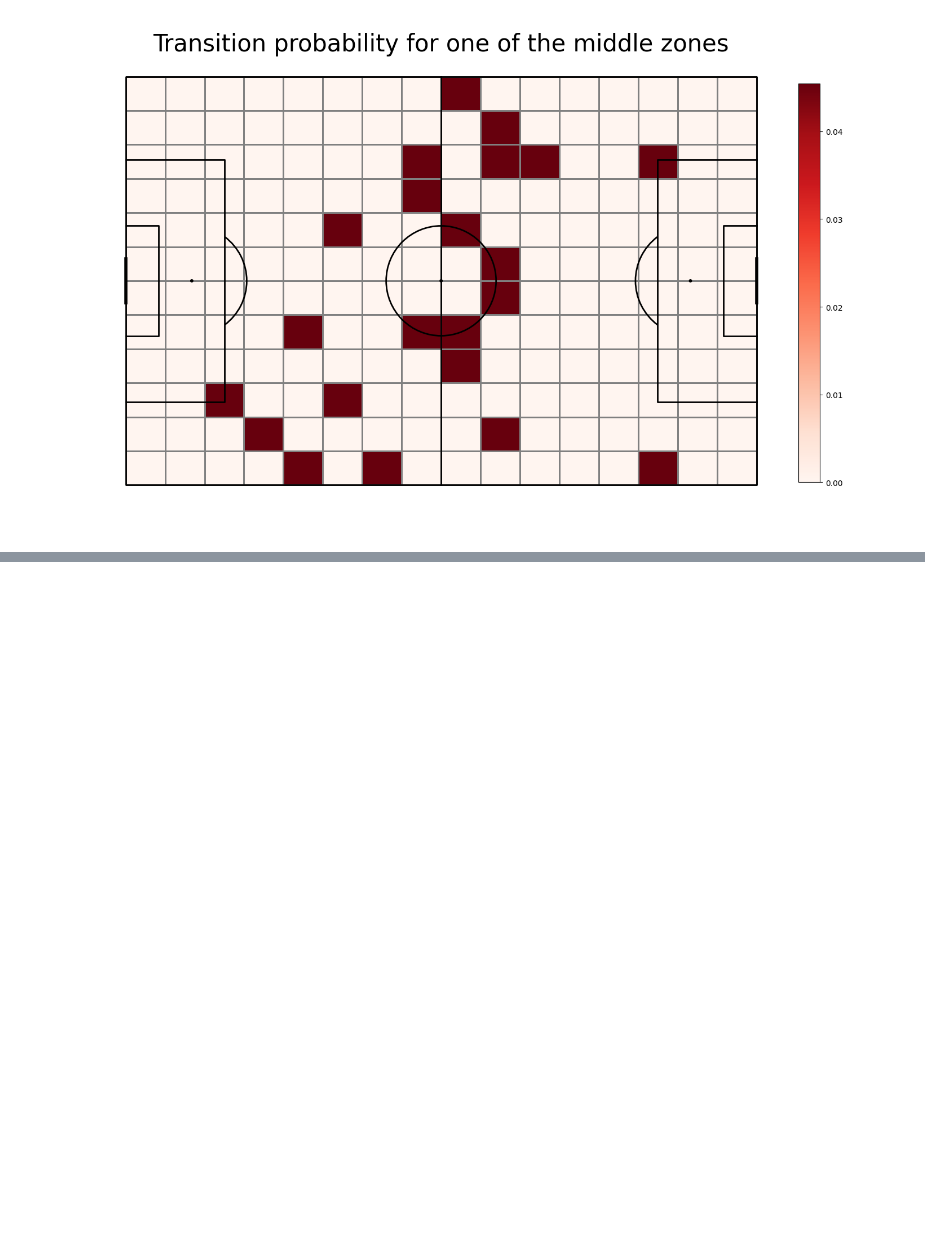
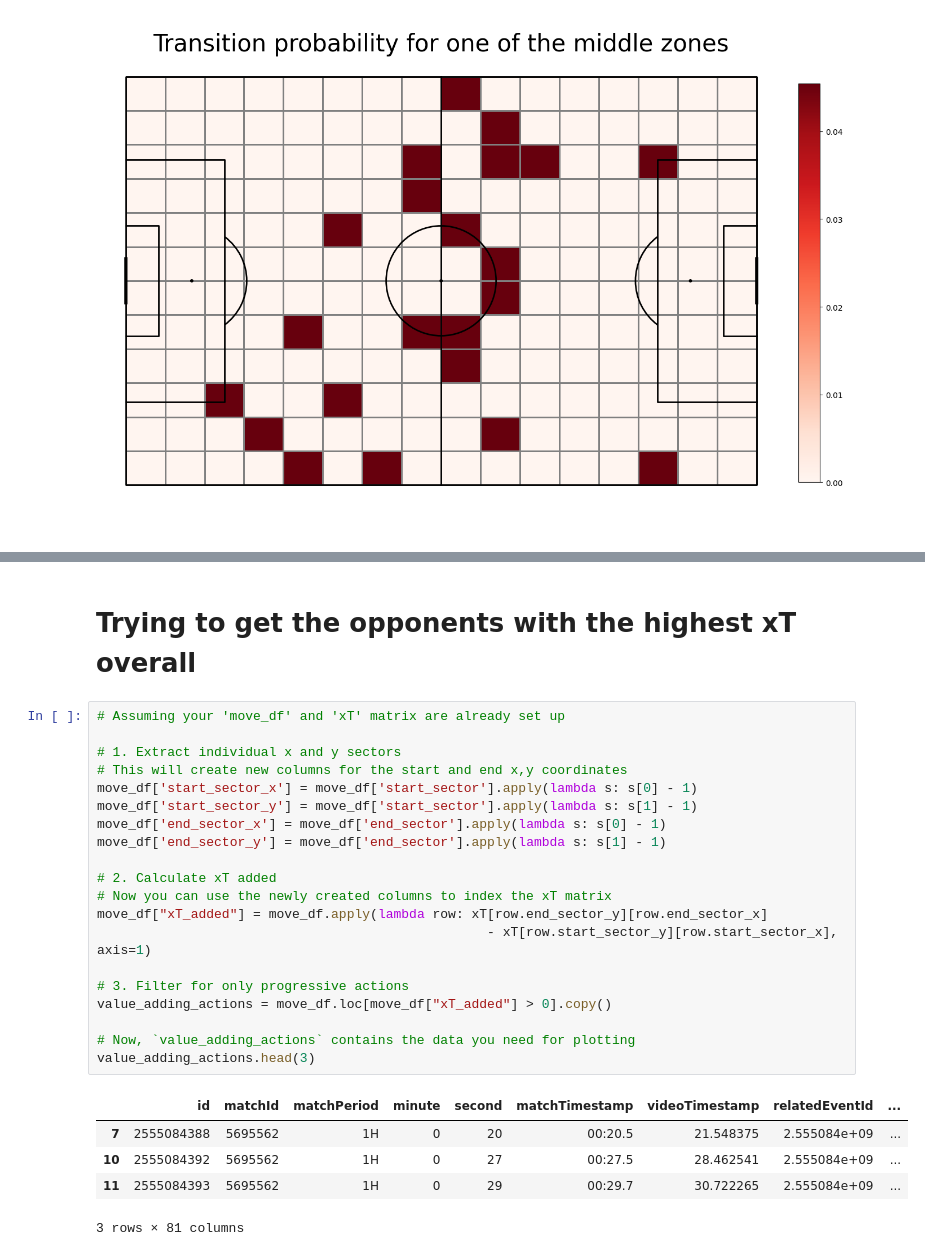
Before and after one commit to zainea-bogdan/FRF-Data-Project-ZGB, a Jupyter notebook: sandbox/mvp_step_by_step.ipynb, the cells around one changed output, grey strips where cells are left out. Cells and saved outputs as stored; diff of their text form; blank space fills up the shorter version.

```diff
--- a/sandbox/mvp_step_by_step.ipynb
+++ b/sandbox/mvp_step_by_step.ipynb
@@ -273,0 +306,28 @@ for i in range(5):
+# %% [markdown]
+# Trying to get the opponents with the highest xT overall
+# %%
+# Assuming your 'move_df' and 'xT' matrix are already set up
+
+# 1. Extract individual x and y sectors
+# This will create new columns for the start and end x,y coordinates
+move_df['start_sector_x'] = move_df['start_sector'].apply(lambda s: s[0] - 1)
+move_df['start_sector_y'] = move_df['start_sector'].apply(lambda s: s[1] - 1)
+move_df['end_sector_x'] = move_df['end_sector'].apply(lambda s: s[0] - 1)
+move_df['end_sector_y'] = move_df['end_sector'].apply(lambda s: s[1] - 1)
+
+# 2. Calculate xT added
+# Now you can use the newly created columns to index the xT matrix
+move_df["xT_added"] = move_df.apply(lambda row: xT[row.end_sector_y][row.end_sector_x]
+                                                  - xT[row.start_sector_y][row.start_sector_x], axis=1)
+
+# 3. Filter for only progressive actions
+value_adding_actions = move_df.loc[move_df["xT_added"] > 0].copy()
+
+# Now, `value_adding_actions` contains the data you need for plotting
+value_adding_actions.head(3)
+# %% [output]
+|  | id | matchId | matchPeriod | minute | second | matchTimestamp | videoTimestamp | relatedEventId | ... |
+| 7 | 2555084388 | 5695562 | 1H | 0 | 20 | 00:20.5 | 21.548375 | 2.555084e+09 | ... |
+| 10 | 2555084392 | 5695562 | 1H | 0 | 27 | 00:27.5 | 28.462541 | 2.555084e+09 | ... |
+| 11 | 2555084393 | 5695562 | 1H | 0 | 29 | 00:29.7 | 30.722265 | 2.555084e+09 | ... |
+3 rows × 81 columns
```
Also changed, not shown: parts of 6 cells of this notebook, 1 other file.
